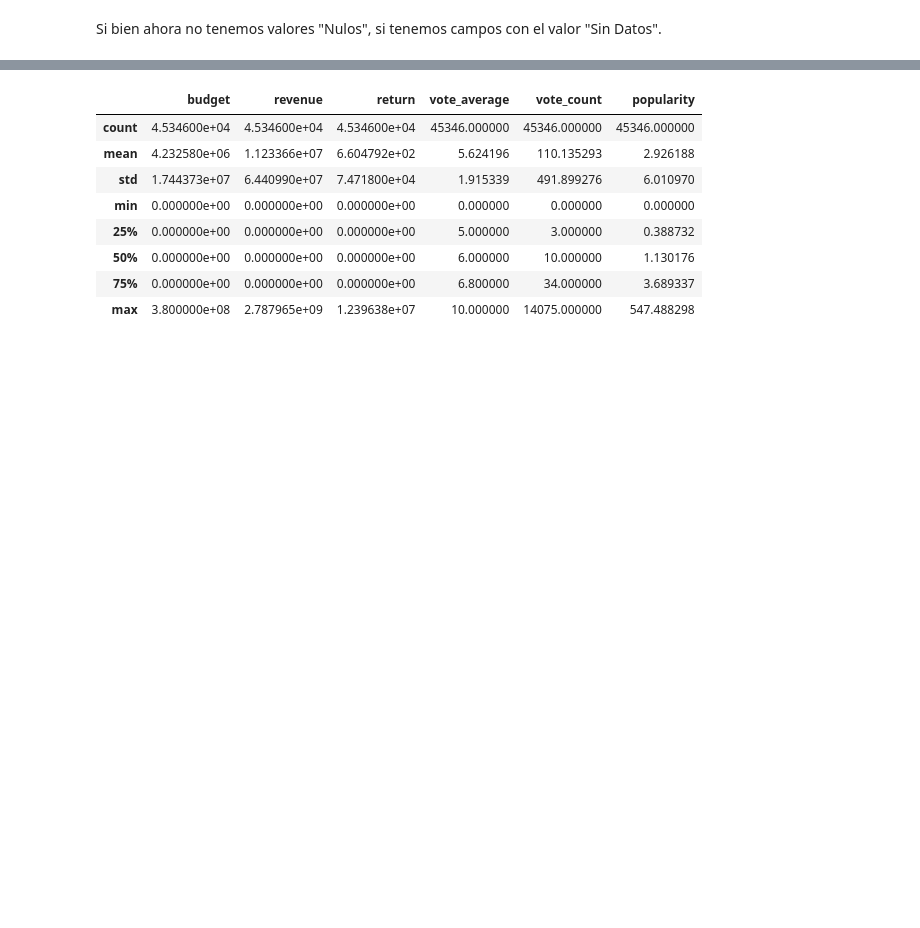
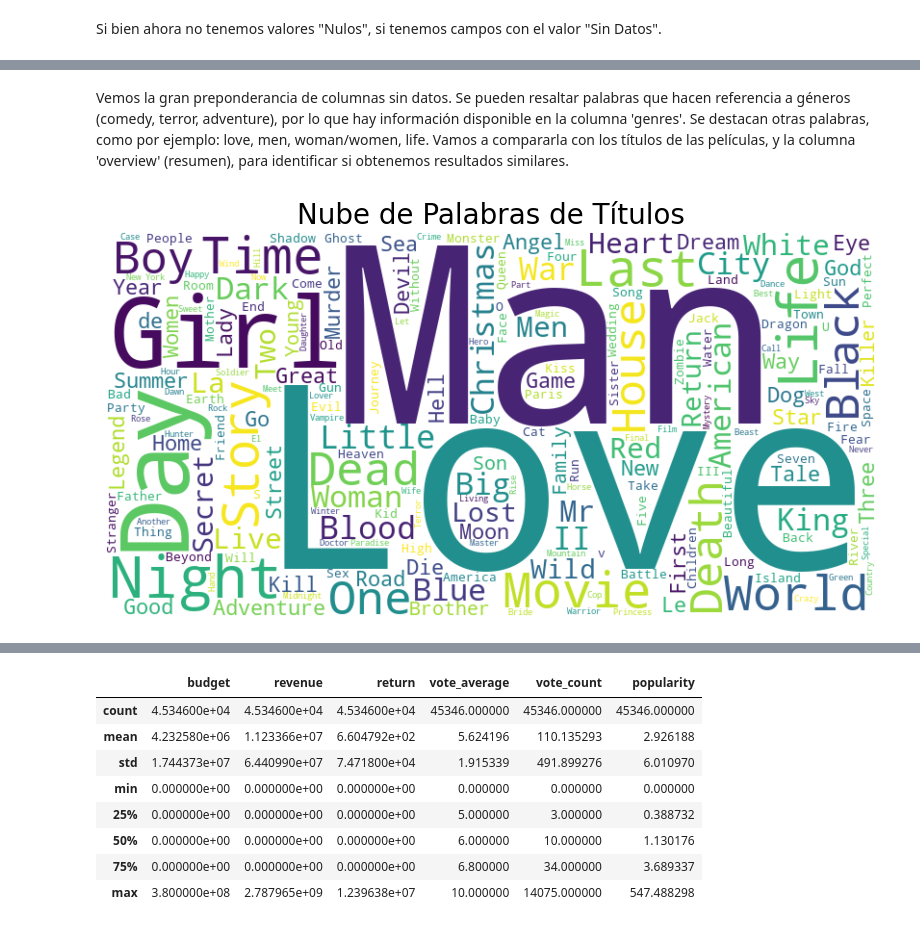
Before and after one commit to gastorellano/Proyect_MLOps, a Jupyter notebook: Notebooks/EDA.ipynb, the cells around one changed output, grey strips where cells are left out. Saved outputs shown, nothing was run; the diff lists cells and outputs as text; code cells hidden in the pictures; blank space fills up the shorter version.

```diff
--- a/Notebooks/EDA.ipynb
+++ b/Notebooks/EDA.ipynb
@@ -213,0 +256,17 @@ Si bien ahora no tenemos valores "Nulos", si tenemos campos con el valor "Sin Da
+# %% [markdown]
+Vemos la gran preponderancia de columnas sin datos. Se pueden resaltar palabras que hacen referencia a géneros (comedy, terror, adventure), por lo que hay información disponible en la columna 'genres'.
+Se destacan otras palabras, como por ejemplo: love, men, woman/women, life.
+Vamos a compararla con los títulos de las películas, y la columna 'overview' (resumen), para identificar si obtenemos resultados similares.
+# %%
+# Análisis de las palabras en los títulos
+text = ' '.join(df_sindatos['title'].dropna().tolist())
+wordcloud = WordCloud(width=800, height=400, background_color='white').generate(text)
+
+# Parámetros para la imagen
+plt.figure(figsize=(10, 5))
+plt.imshow(wordcloud, interpolation='bilinear')
+plt.axis('off')
+plt.title('Nube de Palabras de Títulos', fontsize=20)
+plt.show()
+# %% [output]
+[figure, added]
```
Also changed, not shown: parts of 9 cells of this notebook.
